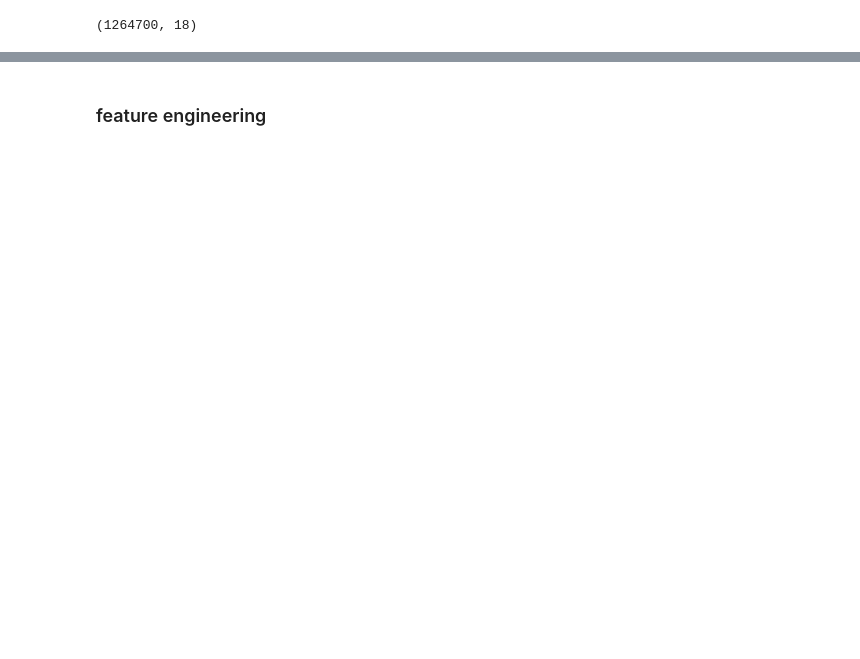
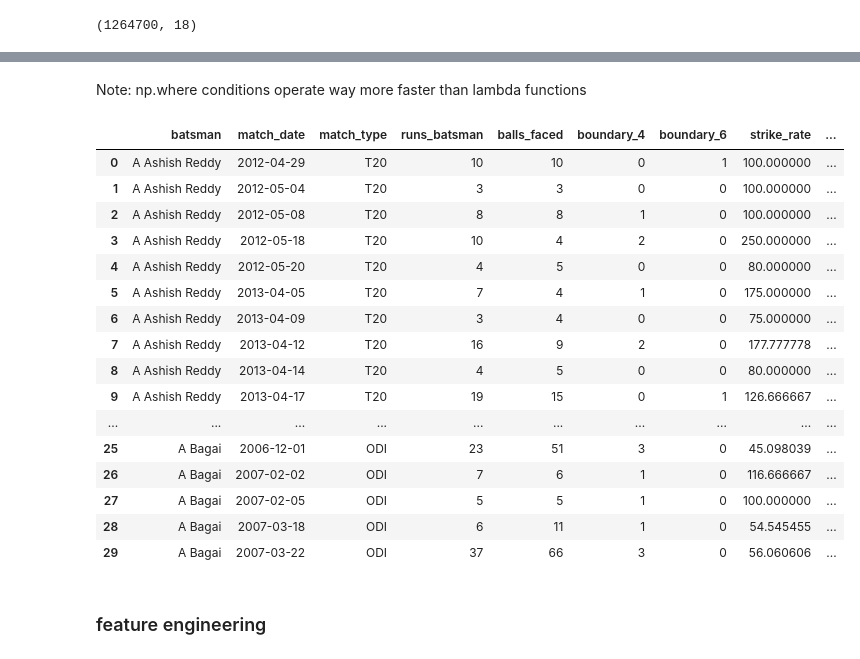
Before and after one commit to thilakghub/cricket, a Jupyter notebook: data-prep/Data_prep_trials.ipynb, the cells around one changed output, grey strips where cells are left out. Saved outputs shown, nothing was run; the diff lists cells and outputs as text; code cells hidden in the pictures; blank space fills up the shorter version.

```diff
--- a/data-prep/Data_prep_trials.ipynb
+++ b/data-prep/Data_prep_trials.ipynb
@@ -21,11 +32,14 @@ master_odi_t20.head()
 # %%
-batsman_data = master_odi_t20.groupby(['batsman', 'match_date'])\
+batsman_data = master_odi_t20.groupby(['batsman', 'match_date','match_type','innings_number'])\
                             .apply(lambda x: pd.Series(
                                     dict(runs_batsman = (x.runs_batsman).sum()
                                          ,balls_faced = (x.ball).count()
                                          ,boundary_4 = (x.runs_batsman == 4).sum()
                                          ,boundary_6 = (x.runs_batsman == 6).sum()
+                                         ,boundary_6 = (x.runs_batsman == 6).sum()
                                         ))).reset_index()
+# %%
+batsman_data['strike_rate'] = (batsman_data['runs_batsman'] / batsman_data['balls_faced'] * 100)
 # %%
-batsman_data = batsman_data.sort_values(['batsman', 'match_date'], ascending=[True, True])
+batsman_data = batsman_data.sort_values(['batsman', 'match_date','match_type'], ascending=[True, True, True])
 # %%
@@ -51 +180,23 @@ array(['A Ashish Reddy', 'A Bagai', 'A Flintoff', 'A Kumble', 'A Mishra',
+# %% [markdown]
+Note: np.where conditions operate way more faster than lambda functions
+# %%
+batsman_data.head(30)
+# %% [output]
+|  | batsman | match_date | match_type | runs_batsman | balls_faced | boundary_4 | boundary_6 | strike_rate | ... |
+| 0 | A Ashish Reddy | 2012-04-29 | T20 | 10 | 10 | 0 | 1 | 100.000000 | ... |
+| 1 | A Ashish Reddy | 2012-05-04 | T20 | 3 | 3 | 0 | 0 | 100.000000 | ... |
+| 2 | A Ashish Reddy | 2012-05-08 | T20 | 8 | 8 | 1 | 0 | 100.000000 | ... |
+| 3 | A Ashish Reddy | 2012-05-18 | T20 | 10 | 4 | 2 | 0 | 250.000000 | ... |
+| 4 | A Ashish Reddy | 2012-05-20 | T20 | 4 | 5 | 0 | 0 | 80.000000 | ... |
+| 5 | A Ashish Reddy | 2013-04-05 | T20 | 7 | 4 | 1 | 0 | 175.000000 | ... |
+| 6 | A Ashish Reddy | 2013-04-09 | T20 | 3 | 4 | 0 | 0 | 75.000000 | ... |
+| 7 | A Ashish Reddy | 2013-04-12 | T20 | 16 | 9 | 2 | 0 | 177.777778 | ... |
+| 8 | A Ashish Reddy | 2013-04-14 | T20 | 4 | 5 | 0 | 0 | 80.000000 | ... |
+| 9 | A Ashish Reddy | 2013-04-17 | T20 | 19 | 15 | 0 | 1 | 126.666667 | ... |
+| ... | ... | ... | ... | ... | ... | ... | ... | ... | ... |
+| 25 | A Bagai | 2006-12-01 | ODI | 23 | 51 | 3 | 0 | 45.098039 | ... |
+| 26 | A Bagai | 2007-02-02 | ODI | 7 | 6 | 1 | 0 | 116.666667 | ... |
+| 27 | A Bagai | 2007-02-05 | ODI | 5 | 5 | 1 | 0 | 100.000000 | ... |
+| 28 | A Bagai | 2007-03-18 | ODI | 6 | 11 | 1 | 0 | 54.545455 | ... |
+| 29 | A Bagai | 2007-03-22 | ODI | 37 | 66 | 3 | 0 | 56.060606 | ... |
 # %%
```
Also changed, not shown: parts of 15 cells of this notebook, 5 other files.
